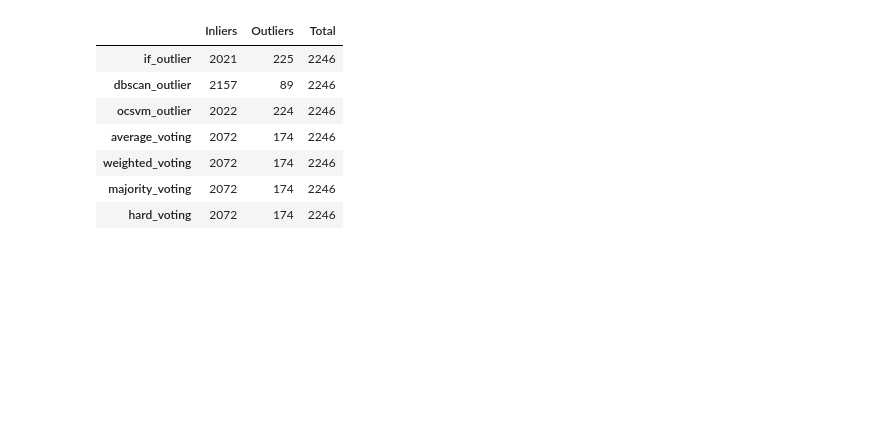
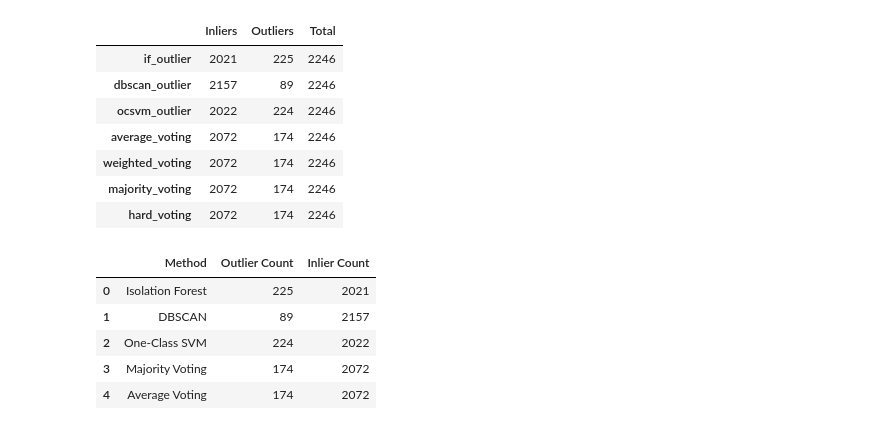
Before and after one commit to roniwahyu/outlier-detection2024, a Jupyter notebook: 01.Dataset-Rofiqul/Ujicoba3-29052024/09_05_2_N2O_Agriculture_OutliersDetection_VotingBased_1_IDO.ipynb, the cells around one changed output. Cells and saved outputs as stored; diff of their text form; code cells hidden in the pictures; blank space fills up the shorter version.

```diff
--- a/01.Dataset-Rofiqul/Ujicoba3-29052024/09_05_2_N2O_Agriculture_OutliersDetection_VotingBased_1_IDO.ipynb
+++ b/01.Dataset-Rofiqul/Ujicoba3-29052024/09_05_2_N2O_Agriculture_OutliersDetection_VotingBased_1_IDO.ipynb
@@ -26,7 +26,16 @@ from scipy.spatial.distance import mahalanobis
 # file_path = 'dataset/agriculture_dataset.csv'
 # file_path = 'dataset/09_05_1_AgricultureOutliersResult_30052024.csv'
 file_path = 'dataset/09_05_3_0_AgricultureOutliersDetectionResults.csv'
-data = pd.read_csv(file_path)
+unfiltered = pd.read_csv(file_path)
+# %%
+# Define columns to keep
+columns_to_keep = ['Date', 'Year', 'Experiment', 'DataUse', 'Replication', 'Month',
+                   'Vegetation', 'VegType', 'N2O', 'N_rate', 'PP2', 'PP7', 'AirT',
+                   'DAF_TD', 'DAF_SD', 'WFPS25cm', 'NH4', 'NO3', 'Clay', 'Sand',
+                   'SOM', 'if_outlier', 'dbscan_outlier', 'ocsvm_outlier']
+
+# Filter the DataFrame to keep only the specified columns
+data = unfiltered[columns_to_keep]
 # %%
 
 # Display the first few rows of the dataset for review
@@ -299,6 +331,33 @@ statistics_df
 | weighted_voting | 2072 | 174 | 2246 |
 | majority_voting | 2072 | 174 | 2246 |
 | hard_voting | 2072 | 174 | 2246 |
+# %%
+# Summary of results
+summary_table = pd.DataFrame({
+    'Method': ['Isolation Forest', 'DBSCAN', 'One-Class SVM', 'Majority Voting','Average Voting'],
+    'Outlier Count': [
+        (data['if_outlier'] == -1).sum(),
+        (data['dbscan_outlier'] == -1).sum(),
+        (data['ocsvm_outlier'] == -1).sum(),
+        (data['majority_voting'] == -1).sum(),
+        (data['average_voting'] == -1).sum()
+    ],
+    'Inlier Count': [
+        (data['if_outlier'] == 1).sum(),
+        (data['dbscan_outlier'] != -1).sum(),
+        (data['ocsvm_outlier'] == 1).sum(),
+        (data['majority_voting'] == 1).sum(),
+        (data['average_voting'] == 1).sum()
+    ]
+})
+summary_table
+# %% [output]
+|  | Method | Outlier Count | Inlier Count |
+| 0 | Isolation Forest | 225 | 2021 |
+| 1 | DBSCAN | 89 | 2157 |
+| 2 | One-Class SVM | 224 | 2022 |
+| 3 | Majority Voting | 174 | 2072 |
+| 4 | Average Voting | 174 | 2072 |
 # %%
 soft_voting_data = data[(data['average_voting'] == 1)]
 hard_voting_data = data[(data['majority_voting'] == 1)]
```
Also changed, not shown: parts of 13 cells of this notebook, 3 other files.
